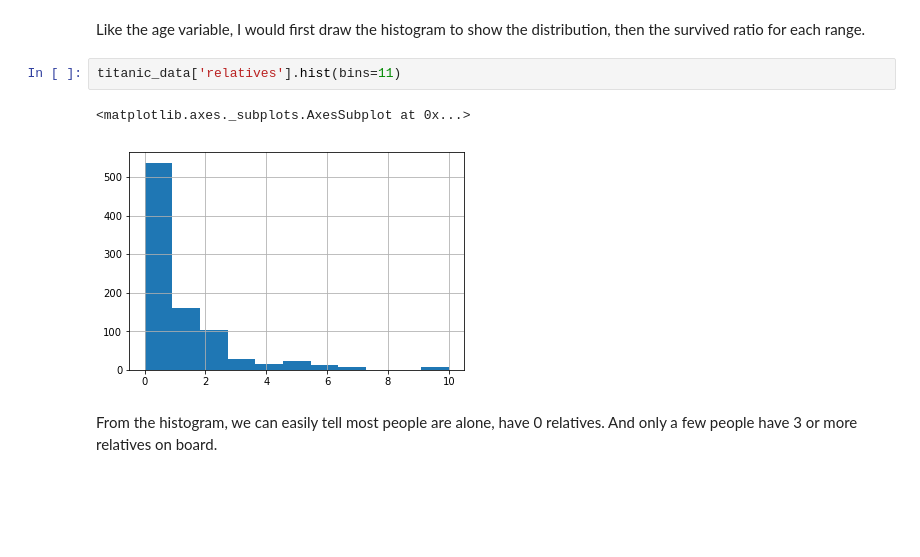
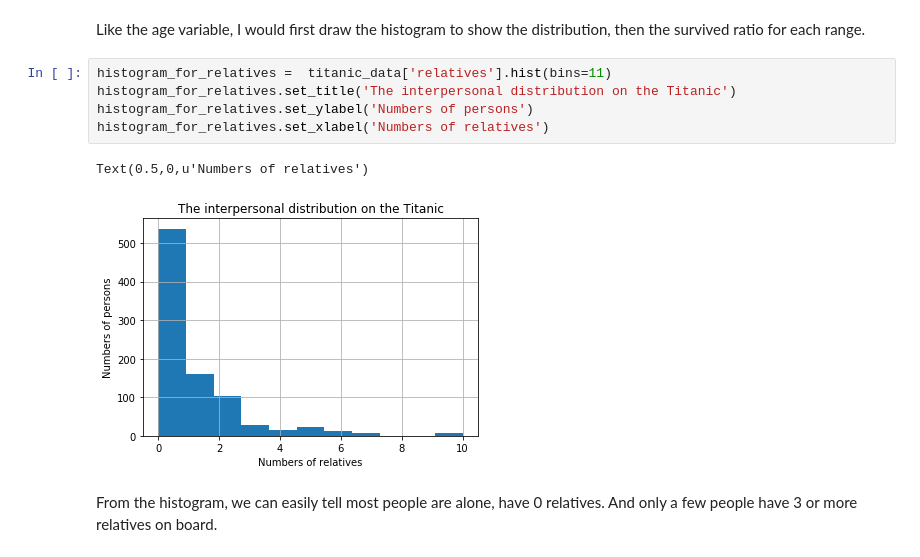
Before and after one commit to fttlanshang/Titanic_data_analysis, a Jupyter notebook: titanic_report.ipynb, the cells around one changed output. Drawn from its saved outputs; the diff is of its cells as text; blank space fills up the shorter version.

```diff
--- a/titanic_report.ipynb
+++ b/titanic_report.ipynb
@@ -259,11 +323,14 @@ Name: relatives, dtype: float64
 The max for relatives is 10. That's a pretty big family. And the min is 0, i.e., alone persons. Most people on Titanic have 0 or 1 relative.
 # %% [markdown]
 Like the age variable, I would first draw the histogram to show the distribution, then the survived ratio for each range.
-# %%
-titanic_data['relatives'].hist(bins=11)
-# %% [output]
-<matplotlib.axes._subplots.AxesSubplot at 0x...>
-[figure, removed]
+# %%
+histogram_for_relatives =  titanic_data['relatives'].hist(bins=11)
+histogram_for_relatives.set_title('The interpersonal distribution on the Titanic')
+histogram_for_relatives.set_ylabel('Numbers of persons')
+histogram_for_relatives.set_xlabel('Numbers of relatives')
+# %% [output]
+Text(0.5,0,u'Numbers of relatives')
+[figure, added]
 # %% [markdown]
 From the histogram, we can easily tell most people are alone, have 0 relatives. And only a few people have 3 or more relatives on board.
 # %%
```
Also changed, not shown: parts of 42 cells of this notebook, 1 other file.
